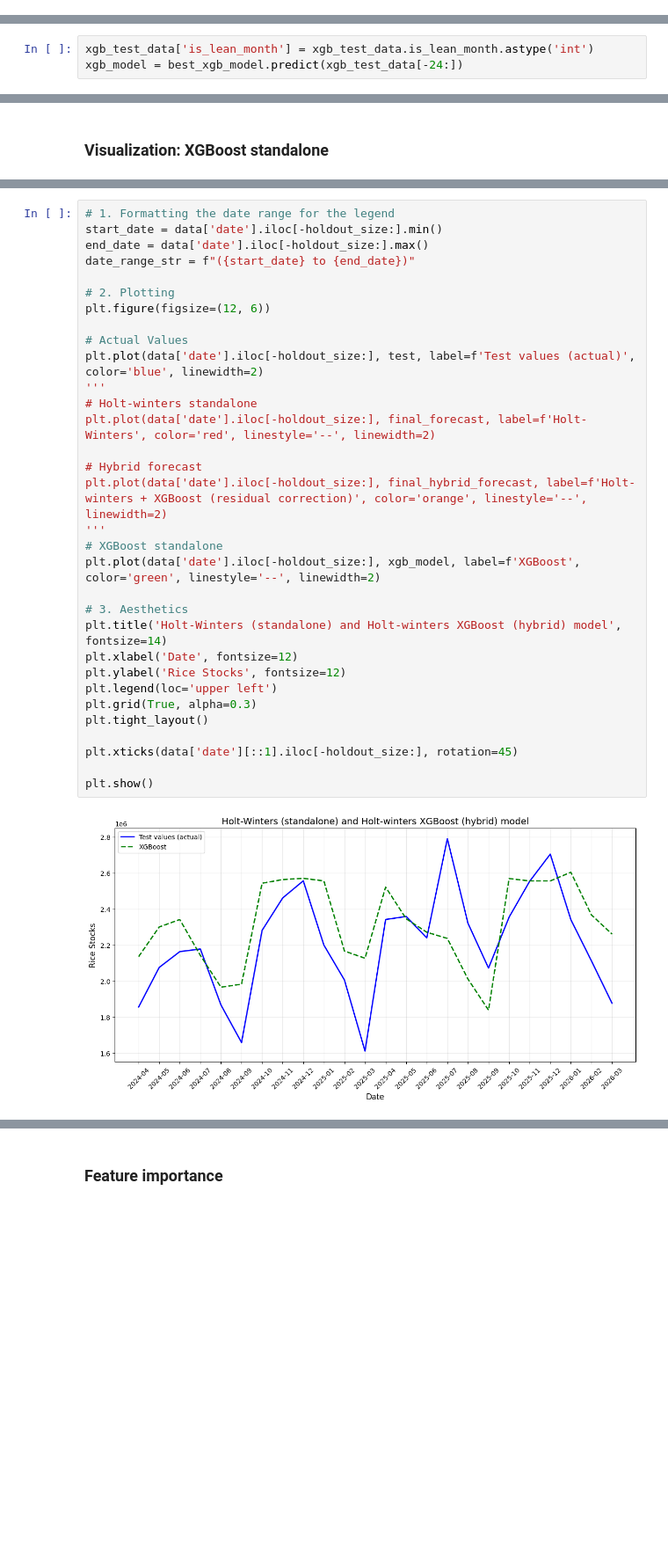
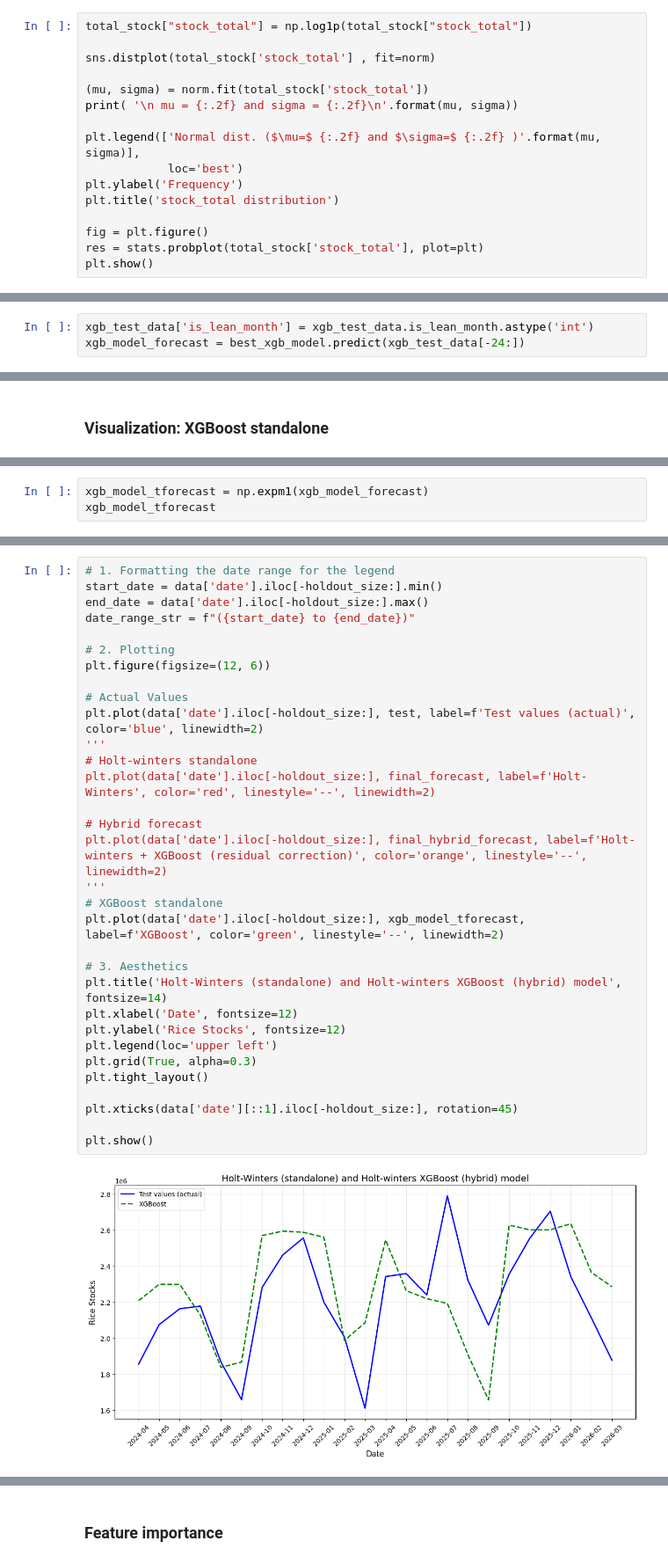
Before and after one commit to emmanresu/Thesis-Keras, a Jupyter notebook: rice_stocks.ipynb, the cells around one changed output, grey strips where cells are left out. Shown at 88% size. Drawn from its saved outputs; the diff is of its cells as text; blank space fills up the shorter version.

Commit message:
added log transformation to the target variable (y or stock_total)

```diff
--- a/rice_stocks.ipynb
+++ b/rice_stocks.ipynb
@@ -683,0 +717,16 @@ total_stock, remaining_features = shift_all_features(data, 12)
+# %%
+total_stock["stock_total"] = np.log1p(total_stock["stock_total"])
+
+sns.distplot(total_stock['stock_total'] , fit=norm)
+
+(mu, sigma) = norm.fit(total_stock['stock_total'])
+print( '\n mu = {:.2f} and sigma = {:.2f}\n'.format(mu, sigma))
+
+plt.legend(['Normal dist. ($\mu=$ {:.2f} and $\sigma=$ {:.2f} )'.format(mu, sigma)],
+            loc='best')
+plt.ylabel('Frequency')
+plt.title('stock_total distribution')
+
+fig = plt.figure()
+res = stats.probplot(total_stock['stock_total'], plot=plt)
+plt.show()
@@ -1473,7 +1535,7 @@ Parameters: { "early_stopping", "subsample:" } are not used.
   bst.update(dtrain, iteration=i, fobj=obj)
 # %%
 xgb_test_data['is_lean_month'] = xgb_test_data.is_lean_month.astype('int')
-xgb_model = best_xgb_model.predict(xgb_test_data[-24:])
+xgb_model_forecast = best_xgb_model.predict(xgb_test_data[-24:])
 # %% [markdown]
 ### Visualization: Loss curve
 # %%
@@ -1530,0 +1593,3 @@ array([2135753.5, 2300402.2, 2341663.8, 2142504.5, 1966223. , 1982920.1,
+# %%
+xgb_model_tforecast = np.expm1(xgb_model_forecast)
+xgb_model_tforecast
@@ -1533,33 +1604,33 @@ array([2135753.5, 2300402.2, 2341663.8, 2142504.5, 1966223. , 1982920.1,
 start_date = data['date'].iloc[-holdout_size:].min()
 end_date = data['date'].iloc[-holdout_size:].max()
 date_range_str = f"({start_date} to {end_date})"
 
 # 2. Plotting
 plt.figure(figsize=(12, 6))
 
 # Actual Values
 plt.plot(data['date'].iloc[-holdout_size:], test, label=f'Test values (actual)', color='blue', linewidth=2)
 '''
 # Holt-winters standalone
 plt.plot(data['date'].iloc[-holdout_size:], final_forecast, label=f'Holt-Winters', color='red', linestyle='--', linewidth=2)
 
 # Hybrid forecast
 plt.plot(data['date'].iloc[-holdout_size:], final_hybrid_forecast, label=f'Holt-winters + XGBoost (residual correction)', color='orange', linestyle='--', linewidth=2)
 '''
 # XGBoost standalone
-plt.plot(data['date'].iloc[-holdout_size:], xgb_model, label=f'XGBoost', color='green', linestyle='--', linewidth=2)
+plt.plot(data['date'].iloc[-holdout_size:], xgb_model_tforecast, label=f'XGBoost', color='green', linestyle='--', linewidth=2)
 
 # 3. Aesthetics
 plt.title('Holt-Winters (standalone) and Holt-winters XGBoost (hybrid) model', fontsize=14)
 plt.xlabel('Date', fontsize=12)
 plt.ylabel('Rice Stocks', fontsize=12)
 plt.legend(loc='upper left')
 plt.grid(True, alpha=0.3)
 plt.tight_layout()
 
 plt.xticks(data['date'][::1].iloc[-holdout_size:], rotation=45)
 
 plt.show()
 # %% [output]
-[figure, old version]
+[figure, new version]
 # %%
```
Also changed, not shown: parts of 14 cells of this notebook.
